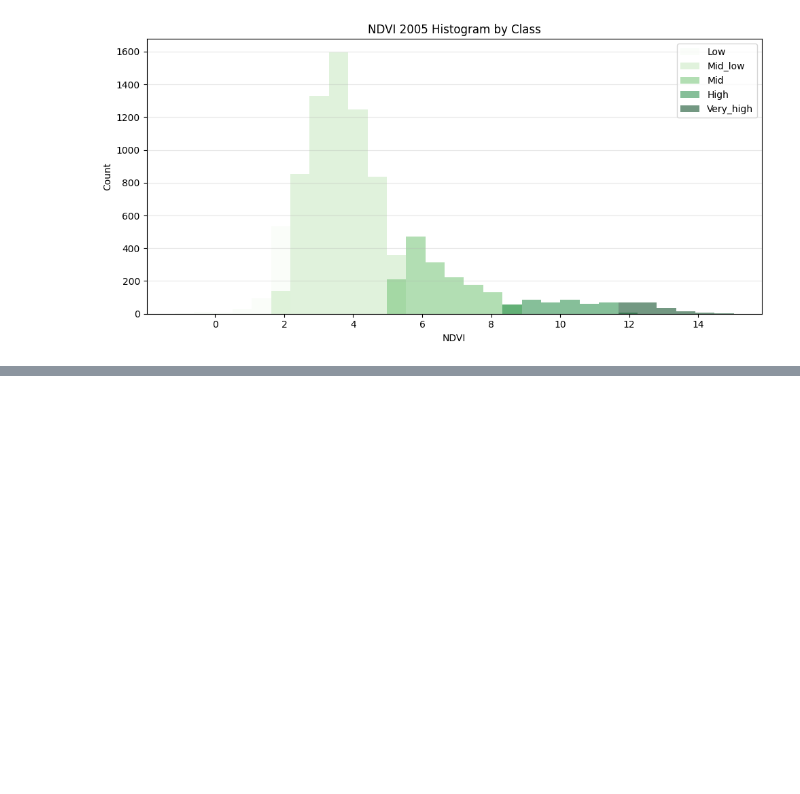
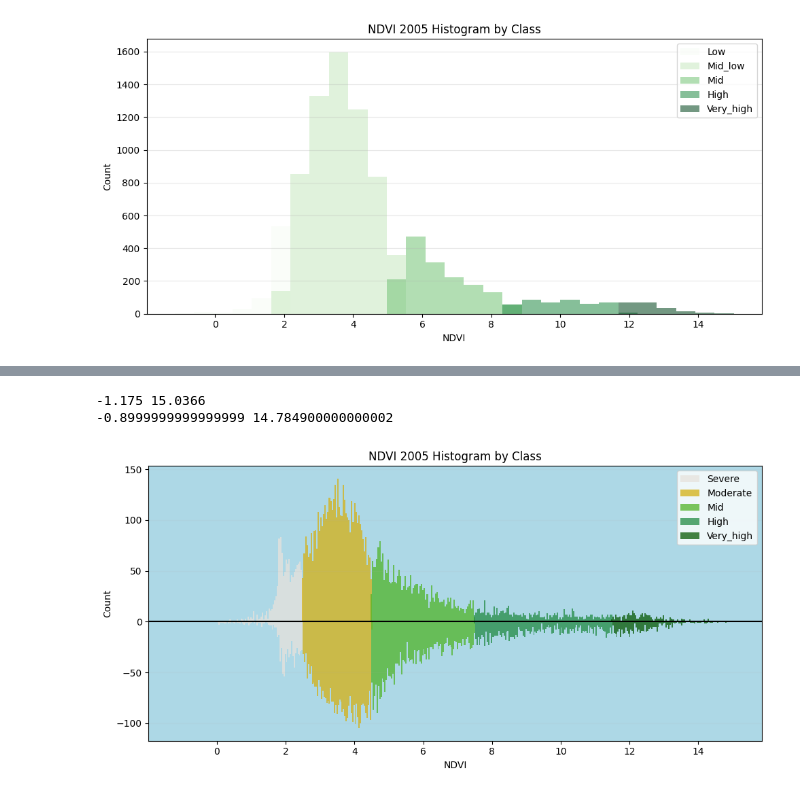
Before and after one commit to Thaer-F-Ali/CodexTestDemo, a Jupyter notebook: NumpyCodexTest.ipynb, the cells around one changed output, grey strips where cells are left out. Drawn from its saved outputs; the diff is of its cells as text; code cells hidden in the pictures; blank space fills up the shorter version.

```diff
--- a/NumpyCodexTest.ipynb
+++ b/NumpyCodexTest.ipynb
@@ -558,0 +642,61 @@ plt.show()
+# %%
+print(all_vals.min(), all_vals.max())
+print(all_vals06.min(), all_vals06.max())
+# %% [output]
+-1.175 15.0366
+-0.8999999999999999 14.784900000000002
+# %%
+# Histogram of ndvi_2005 classes (one color per column) - legend labels version
+import numpy as np
+import matplotlib.pyplot as plt
+
+if "ndvi_2005" not in globals():
+    raise ValueError('ndvi_2005 DataFrame not found. Run the class-splitting cell first.')
+
+class_cols = [c for c in ndvi_2005.columns if c.startswith('class_')]
+if len(class_cols) == 0:
+    raise ValueError('No class columns found in ndvi_2005.')
+
+colors = ["#e7e2dc", "#d4b114", "#50b428", "#238b45", "#075A05"]
+legend_labels = ['Severe', 'Moderate', 'Mid', 'High', 'Very_high']
+
+all_vals = np.concatenate([ndvi_2005[c].dropna().values for c in class_cols if ndvi_2005[c].dropna().size > 0])
+all_vals06 = np.concatenate([ndvi_2006[c].dropna().values for c in class_cols if ndvi_2006[c].dropna().size > 0])
+if all_vals.size == 0:
+    raise ValueError('No numeric values to plot in ndvi_2005.')
+
+bin_width = 0.3
+bins = np.arange(
+    np.min([dataset1.min(), dataset2.min()]) ,
+    np.max([dataset1.max(), dataset2.max()]),
+    bin_width
+)
+
+bins = np.linspace(float(np.nanmin(all_vals)), float(np.nanmax(all_vals)), 400)
+bins06 = np.linspace(float(np.nanmin(all_vals06)), float(np.nanmax(all_vals06)), 400)
+fig, ax = plt.subplots(figsize=(10, 5))
+
+ax.hist(class_1_vals5,weights=np.ones_like(class_1_vals5), bins=bins,    alpha=0.75, color=colors[0 % len(colors)], label=legend_labels[0] )
+ax.hist(class_2_vals5,weights=np.ones_like(class_2_vals5), bins=bins,    alpha=0.75, color=colors[1 % len(colors)], label=legend_labels[1] )
+ax.hist(class_3_vals5,weights=np.ones_like(class_3_vals5), bins=bins,    alpha=0.75, color=colors[2 % len(colors)], label=legend_labels[2] )
+ax.hist(class_4_vals5,weights=np.ones_like(class_4_vals5), bins=bins,    alpha=0.75, color=colors[3 % len(colors)], label=legend_labels[3] )
+ax.hist(class_5_vals5,weights=np.ones_like(class_5_vals5), bins=bins,    alpha=0.75, color=colors[4 % len(colors)], label=legend_labels[4] )
+
+ax.hist(class_1_vals, weights=-np.ones_like(class_1_vals), bins=bins06,   color=colors[0% len(colors) ], alpha=0.75 )
+ax.hist(class_2_vals, weights=-np.ones_like(class_2_vals), bins=bins06,   color=colors[1% len(colors) ], alpha=0.75 )
+ax.hist(class_3_vals, weights=-np.ones_like(class_3_vals), bins=bins06,   color=colors[2% len(colors) ], alpha=0.75)
+ax.hist(class_4_vals, weights=-np.ones_like(class_4_vals), bins=bins06,   color=colors[3% len(colors) ], alpha=0.75 )
+ax.hist(class_5_vals, weights=-np.ones_like(class_5_vals), bins=bins06,   color=colors[4  % len(colors) ], alpha=0.75)
+
+
+ax.set_title('NDVI 2005 Histogram by Class')
+ax.set_xlabel('NDVI')
+ax.set_ylabel('Count')
+ax.grid(axis="y", alpha=0.1)
+ax.axhline(0, color="k")
+ax.set_facecolor('lightblue')
+ax.legend(legend_labels, loc='upper right')
+plt.tight_layout()
+plt.show()
+# %% [output]
+[figure, added]
```
Also changed, not shown: parts of 7 cells of this notebook, 1 other file.
